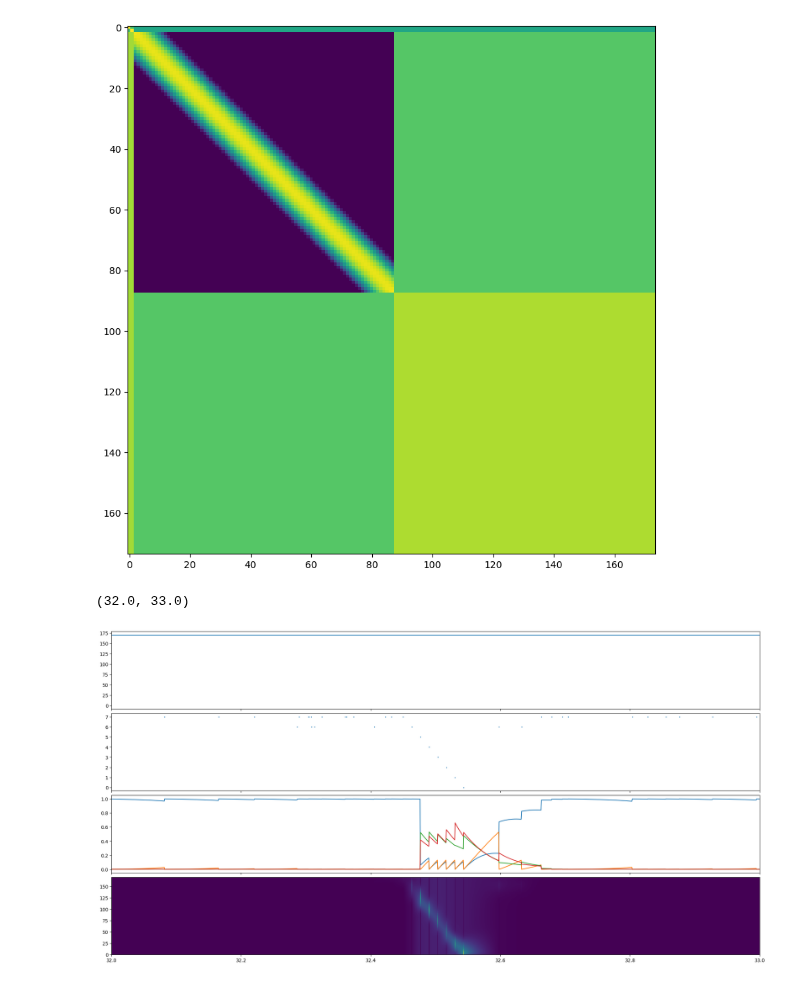
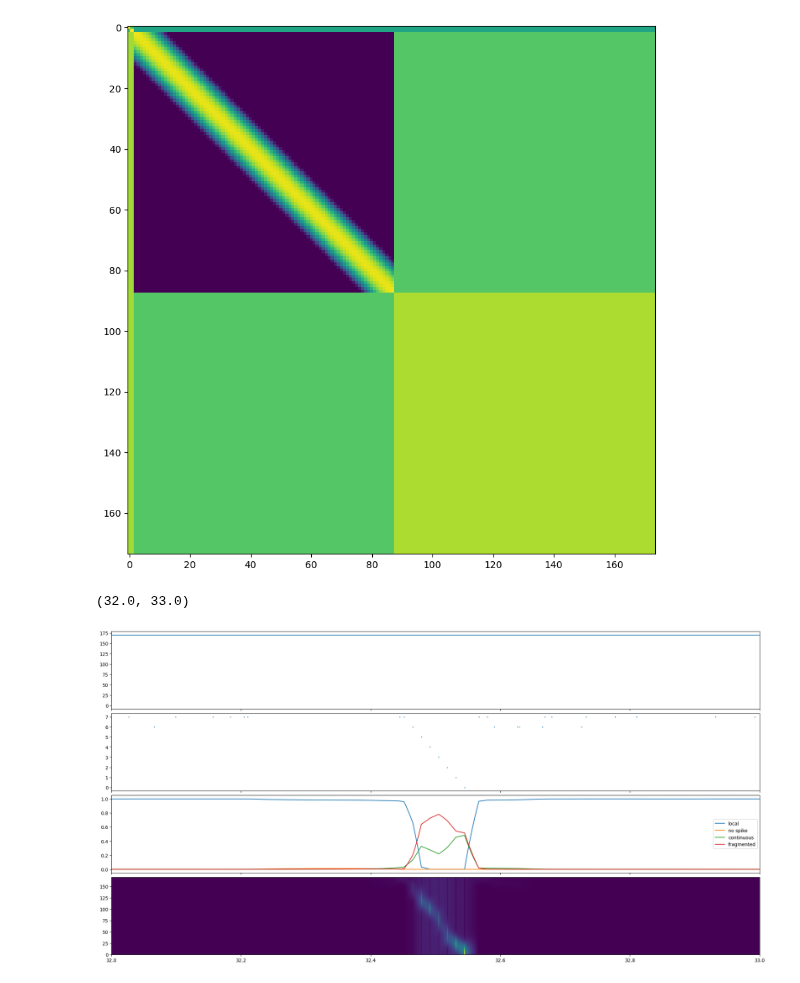
Before and after one commit to edeno/test_hmm, a Jupyter notebook: notebooks/replay_id2.ipynb, the cells around one changed output. Saved outputs shown, nothing was run; the diff lists cells and outputs as text; code cells hidden in the pictures.

```diff
--- a/notebooks/replay_id2.ipynb
+++ b/notebooks/replay_id2.ipynb
@@ -47,16 +47,14 @@ discrete_state_transitions = np.asarray([[0.9999,   0.0001/3, 0.0001/3, 0.0001/3
                                          [0.02/3, 0.02/3, 0.98,   0.02/3],
                                          [0.02/3, 0.02/3, 0.02/3, 0.98],
                                          ])
-discrete_state_transitions_per_bin = discrete_state_transitions[state_ind[:, np.newaxis], state_ind]
+discrete_state_transitions_per_bin = discrete_state_transitions[np.ix_(state_ind, state_ind)]
 
 continuous_state_transitions = np.zeros((n_state_bins, n_state_bins))
-from_state_ind, to_state_ind = np.meshgrid(state_ind, state_ind)
-from_state_ind, to_state_ind = from_state_ind.T, to_state_ind.T
 
 for from_state in range(n_states):
     for to_state in range(n_states):
 
-        inds = (from_state_ind == from_state) & (to_state_ind == to_state)
+        inds = np.ix_(state_ind==from_state, state_ind==to_state)
 
         if (bin_sizes[from_state] == 1) & (bin_sizes[to_state] == 1):
             # transition from discrete to discrete
@@ -73,7 +71,6 @@ for from_state in range(n_states):
                 continuous_state_transitions[inds] = 1.0 / bin_sizes[to_state] # uniform
             else:
                 if from_state == 2:
-                    transition_matrix = random_walk.copy()
-                    continuous_state_transitions[np.nonzero(inds)] = transition_matrix.ravel()
+                    continuous_state_transitions[inds] = random_walk.copy()
                 elif from_state == 3:
-                    continuous_state_transitions[inds] = 1.0 / bin_sizes[to_state] # uniform
+                    continuous_state_transitions[inds] = uniform.copy()
@@ -276,13 +277,11 @@ discrete_state_transitions = np.asarray([[0.9999,   0.0001/3, 0.0001/3, 0.0001/3
                                          ])
 
 continuous_state_transitions = np.zeros((n_state_bins, n_state_bins))
-from_state_ind, to_state_ind = np.meshgrid(state_ind, state_ind)
-from_state_ind, to_state_ind = from_state_ind.T, to_state_ind.T
 
 for from_state in range(n_states):
     for to_state in range(n_states):
 
-        inds = (from_state_ind == from_state) & (to_state_ind == to_state)
+        inds = np.ix_(state_ind==from_state, state_ind==to_state)
 
         if (bin_sizes[from_state] == 1) & (bin_sizes[to_state] == 1):
             # transition from discrete to discrete
@@ -299,10 +298,9 @@ for from_state in range(n_states):
                 continuous_state_transitions[inds] = 1.0 / bin_sizes[to_state] # uniform
             else:
                 if from_state == 2:
-                    transition_matrix = random_walk.copy()
-                    continuous_state_transitions[np.nonzero(inds)] = transition_matrix.ravel()
+                    continuous_state_transitions[inds] = random_walk.copy()
                 elif from_state == 3:
-                    continuous_state_transitions[inds] = 1.0 / bin_sizes[to_state] # uniform
+                    continuous_state_transitions[inds] = uniform.copy()
 
 
 causal_state_probabilities = np.zeros((n_time, n_states))
@@ -327,7 +325,7 @@ while not converged and (n_iter < max_iter):
     log_likelihood[:, state_ind==2] = log_likelihood_over_bins
     log_likelihood[:, state_ind==3] = log_likelihood_over_bins
 
-    discrete_state_transitions_per_bin = discrete_state_transitions[state_ind[:, np.newaxis], state_ind]
+    discrete_state_transitions_per_bin = discrete_state_transitions[np.ix_(state_ind, state_ind)]
     if n_iter == 0:
         transition_matrix = discrete_state_transitions_per_bin * continuous_state_transitions
 
@@ -411,11 +409,12 @@ plt.imshow(np.log(discrete_state_transitions_per_bin * continuous_state_transiti
 # %%
 fig, axes = plt.subplots(4, 1, sharex=True, constrained_layout=True, figsize=(20, 10))
 axes[0].plot(time, position)
 spike_time_ind, neuron_ind = np.nonzero(spikes)
 axes[1].scatter(time[spike_time_ind], neuron_ind, s=1)
-axes[2].plot(time, causal_state_probabilities)
+line_objs = axes[2].plot(time, acausal_state_probabilities)
+axes[2].legend(line_objs, ['local', 'no spike', 'continuous', 'fragmented'])
 axes[3].pcolormesh(t, x, position_decode.T, vmin=0.0, vmax=0.1)
 plt.xlim((32, 33))
 # %% [output]
 (32.0, 33.0)
-[figure, old version]
+[figure, new version]
```
Also changed, not shown: parts of 8 cells of this notebook, 8 other files.
